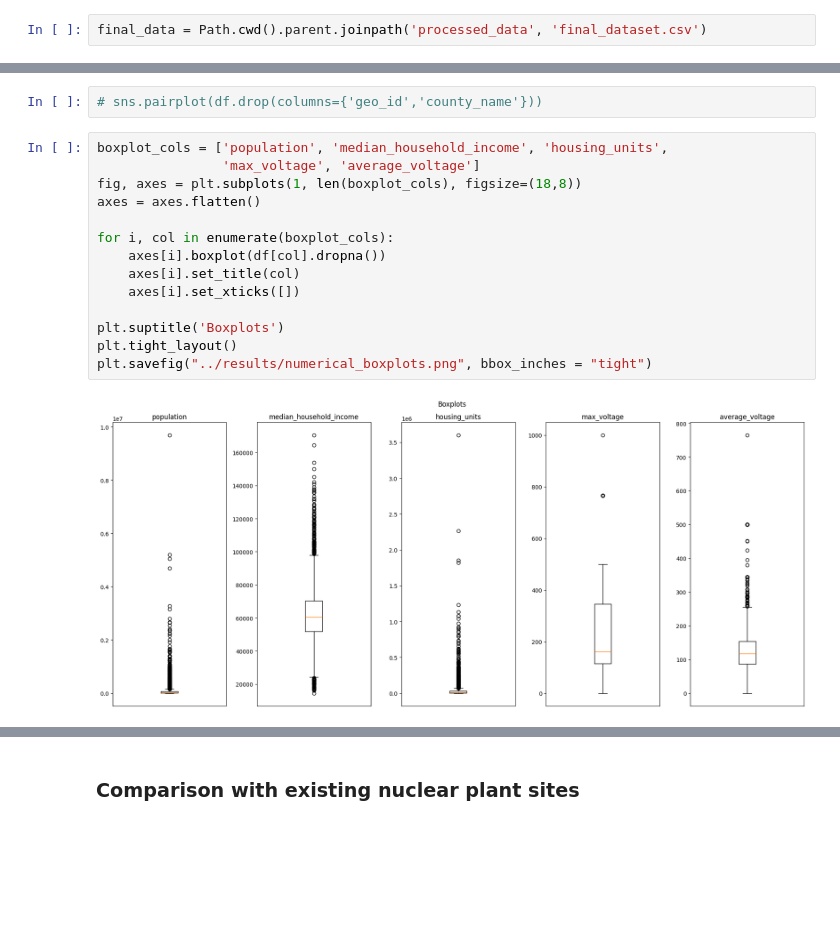
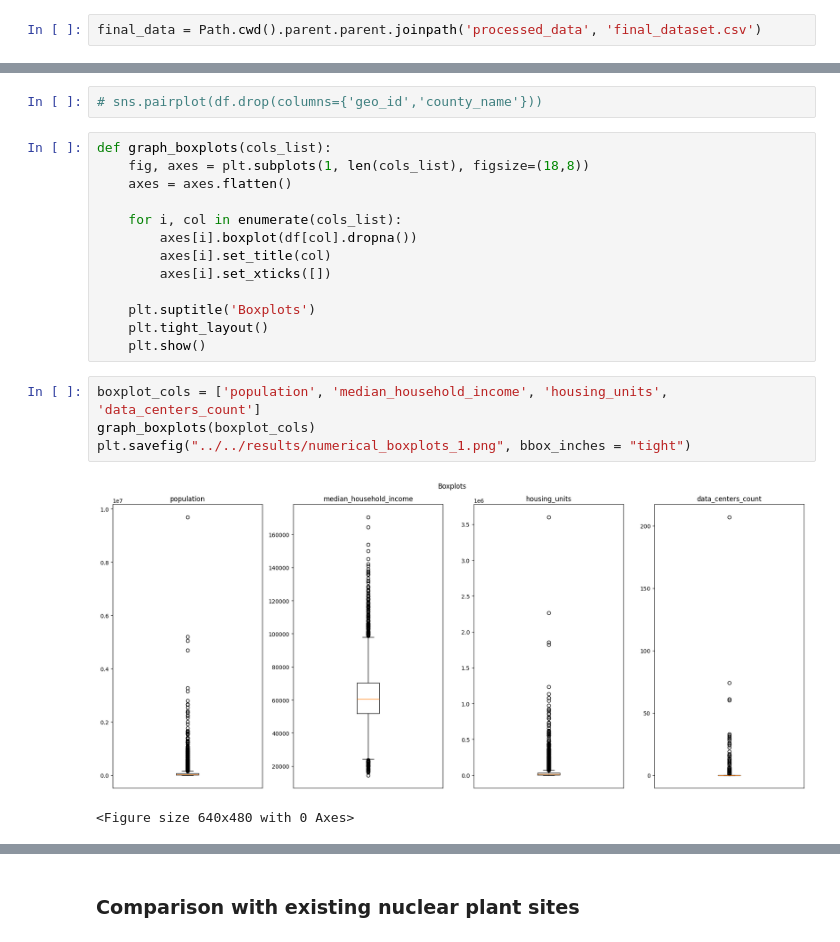
Before and after one commit to quentinconklejr/team-nuclear-family, a Jupyter notebook: notebooks/eda/eda.ipynb, the cells around one changed output, grey strips where cells are left out. Drawn from its saved outputs; the diff is of its cells as text; blank space fills up the shorter version.

```diff
--- a/notebooks/eda/eda.ipynb
+++ b/notebooks/eda/eda.ipynb
@@ -10,5 +11,5 @@ import geopandas as gpd
 # %%
-final_data = Path.cwd().parent.joinpath('processed_data', 'final_dataset.csv')
+final_data = Path.cwd().parent.parent.joinpath('processed_data', 'final_dataset.csv')
 # %% [markdown]
 **Variables in final_dataset.csv**
 
@@ -165,19 +167,23 @@ plt.savefig("../results/correlation_heatmap.png", bbox_inches = "tight")
 High correlation between `housing_units` and `median_household_income`,`distance_to_lines_km` and `distance_to_rivers_km`, `total_rivers_mile` and `rivers_count`, `total_energy_consumption` and `population`, and `total_energy_consumption` and `housing_units`.
 # %%
 # sns.pairplot(df.drop(columns={'geo_id','county_name'}))
+# %%
+def graph_boxplots(cols_list):
+    fig, axes = plt.subplots(1, len(cols_list), figsize=(18,8))
+    axes = axes.flatten()
+
+    for i, col in enumerate(cols_list):
+        axes[i].boxplot(df[col].dropna())
+        axes[i].set_title(col)
+        axes[i].set_xticks([])
+
+    plt.suptitle('Boxplots')
+    plt.tight_layout()
+    plt.show()
 # %%
-boxplot_cols = ['population', 'median_household_income', 'housing_units',
-                'max_voltage', 'average_voltage']
-fig, axes = plt.subplots(1, len(boxplot_cols), figsize=(18,8))
-axes = axes.flatten()
-
-for i, col in enumerate(boxplot_cols):
-    axes[i].boxplot(df[col].dropna())
-    axes[i].set_title(col)
-    axes[i].set_xticks([])
-
-plt.suptitle('Boxplots')
-plt.tight_layout()
-plt.savefig("../results/numerical_boxplots.png", bbox_inches = "tight")
+boxplot_cols = ['population', 'median_household_income', 'housing_units', 'data_centers_count']
+graph_boxplots(boxplot_cols)
+plt.savefig("../../results/numerical_boxplots_1.png", bbox_inches = "tight")
 # %% [output]
-[figure, old version]
+[figure, new version]
+<Figure size 640x480 with 0 Axes>
```
Also changed, not shown: parts of 18 cells of this notebook, 12 other files.
